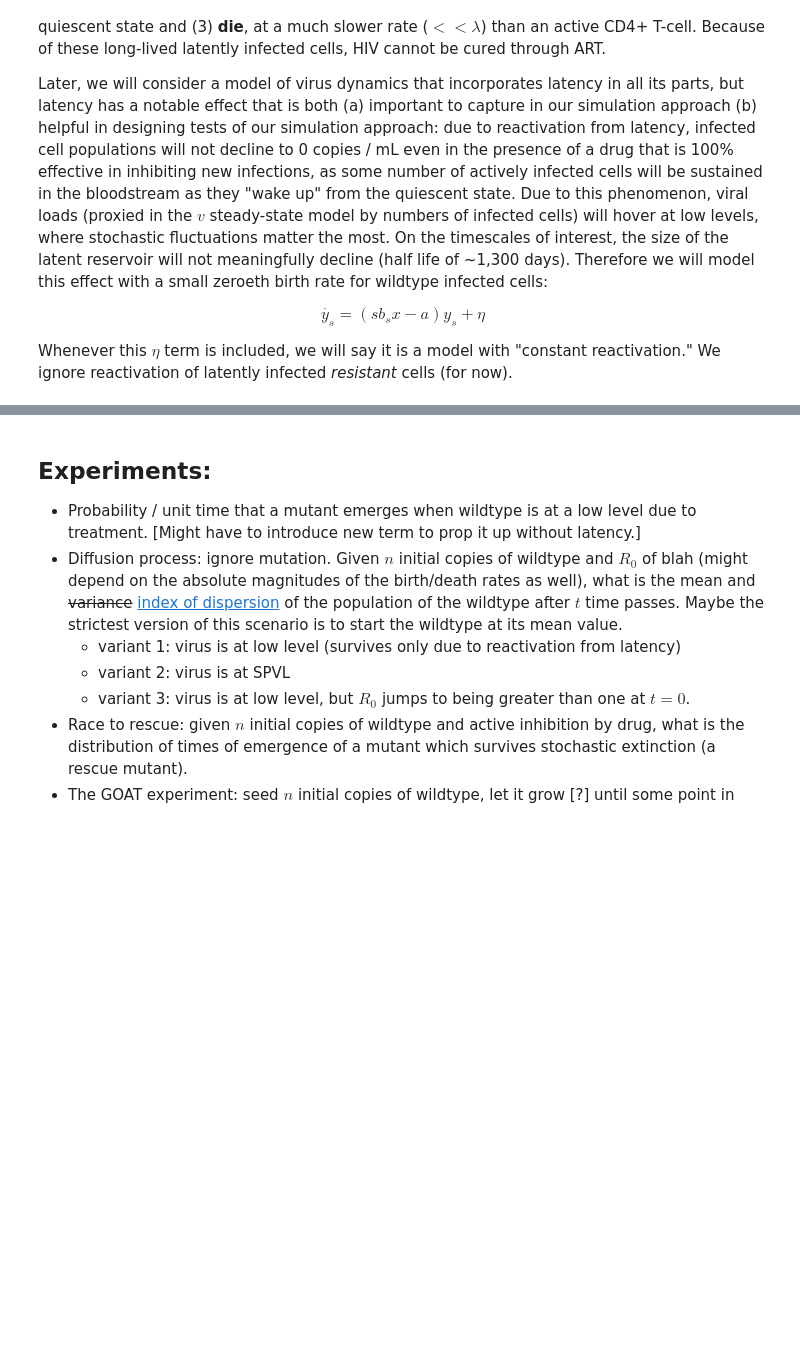
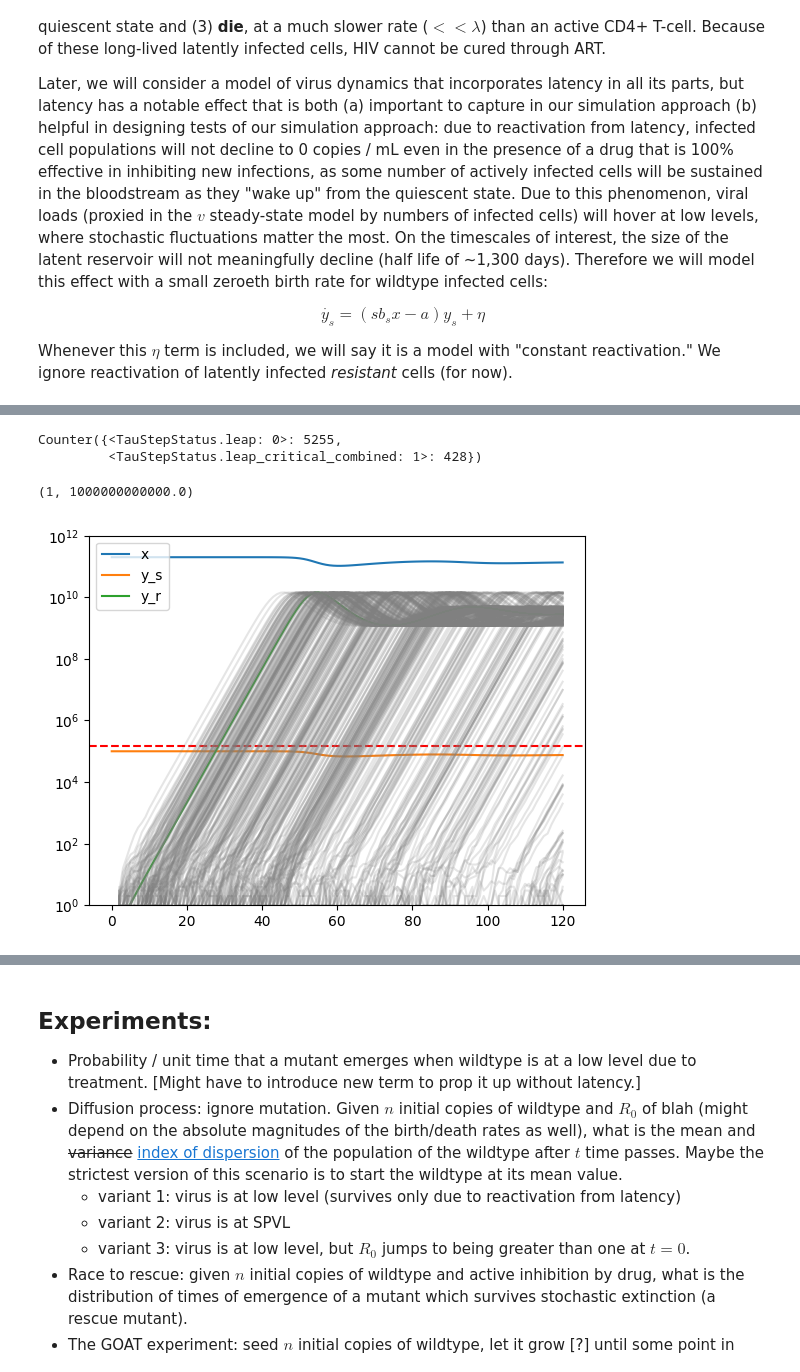
Before and after one commit to tanderson11/hybrid, a Jupyter notebook: virusdynamics.ipynb, the cells around one changed output, grey strips where cells are left out. Cells and saved outputs as stored; diff of their text form; code cells hidden in the pictures; blank space fills up the shorter version.

```diff
--- a/virusdynamics.ipynb
+++ b/virusdynamics.ipynb
@@ -194,0 +223,11 @@ Evaluating expression: eta => 50000.0
+# %%
+from hybrid.tau import TauLeapSimulator
+
+s = TauLeapSimulator(
+    m.get_k(parameters=params, jit=True),
+    m.stoichiometry(),
+    m.kinetic_order(),
+    critical_threshold=200,
+    #only_reactants_critical=False
+    #species_creation_is_critical=True
+)
@@ -194,0 +243,23 @@ Evaluating expression: eta => 50000.0
+# %%
+tau_df = pd.DataFrame()
+for i in range(500):
+    result = s.simulate([0.0, 120.0], initial, np.random.default_rng(), t_eval=t_eval)
+    y_r = result.y_history[m.legend().index('y_r')]
+    r = pd.Series(data=y_r, index=result.t_history)
+    r = r[t_eval]
+    assert(len(r) == len(t_eval))
+    r.name = f'_r{i}'
+    tau_df = pd.concat([tau_df, r], axis=1)
+# %%
+result.status_counter
+# %% [output]
+Counter({<TauStepStatus.leap: 0>: 5255,
+         <TauStepStatus.leap_critical_combined: 1>: 428})
+# %%
+ax = df.plot(logy=True)
+ax.axhline(3000*50, linestyle='--', color='r')
+tau_df.plot(ax=ax, colormap=lambda x: 'grey', alpha=0.2)
+ax.set_ylim([1, 1e12])
+# %% [output]
+(1, 1000000000000.0)
+[figure, added]
```
Also changed, not shown: parts of 28 cells of this notebook, 1 other file.
